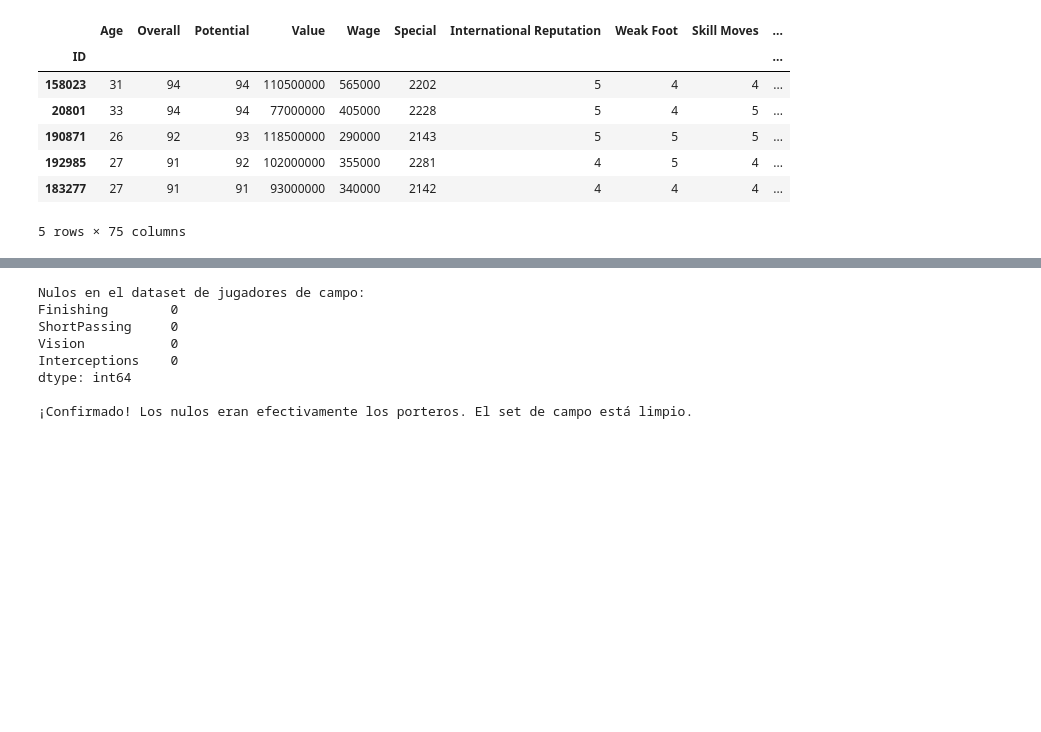
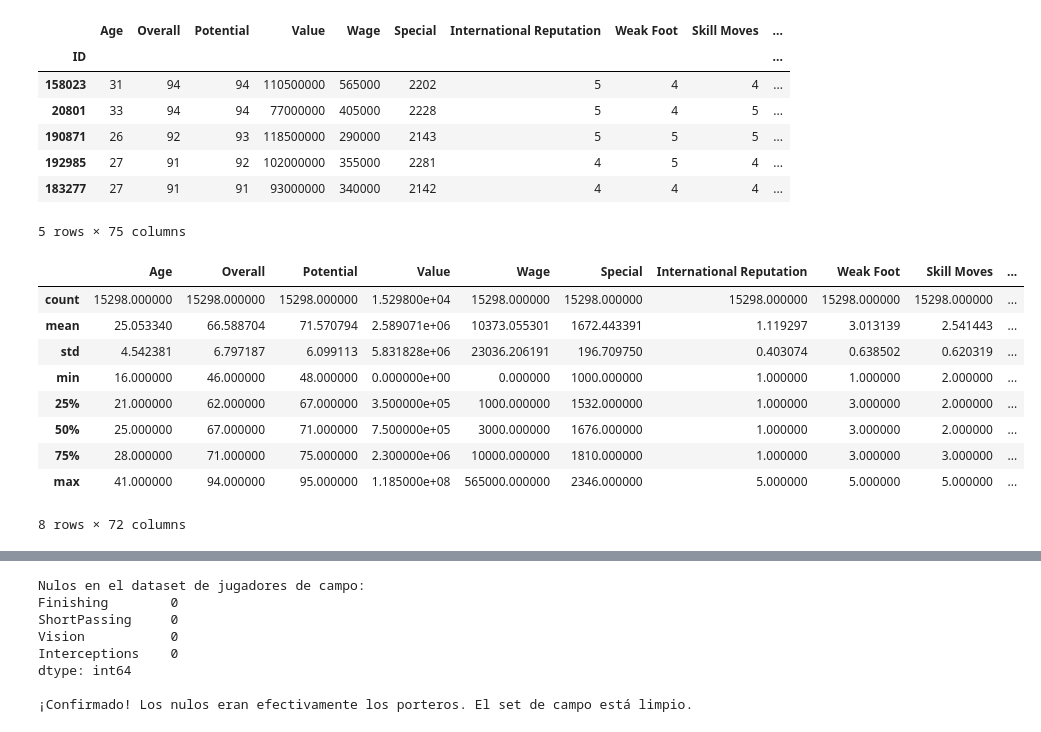
Before and after one commit to Adipiz/Modulo3_Practica2, a Jupyter notebook: g33_m3ep2_eq4_notebook.ipynb, the cells around one changed output, grey strips where cells are left out. Saved outputs shown, nothing was run; the diff lists cells and outputs as text; code cells hidden in the pictures; blank space fills up the shorter version.

```diff
--- a/g33_m3ep2_eq4_notebook.ipynb
+++ b/g33_m3ep2_eq4_notebook.ipynb
@@ -136,3 +136,16 @@ df_field.head()
 | 192985 | 27 | 91 | 92 | 102000000 | 355000 | 2281 | 4 | 5 | 4 | ... |
 | 183277 | 27 | 91 | 91 | 93000000 | 340000 | 2142 | 4 | 4 | 4 | ... |
 5 rows × 75 columns
+# %%
+df_field.describe()
+# %% [output]
+|  | Age | Overall | Potential | Value | Wage | Special | International Reputation | Weak Foot | Skill Moves | ... |
+| count | 15298.000000 | 15298.000000 | 15298.000000 | 1.529800e+04 | 15298.000000 | 15298.000000 | 15298.000000 | 15298.000000 | 15298.000000 | ... |
+| mean | 25.053340 | 66.588704 | 71.570794 | 2.589071e+06 | 10373.055301 | 1672.443391 | 1.119297 | 3.013139 | 2.541443 | ... |
+| std | 4.542381 | 6.797187 | 6.099113 | 5.831828e+06 | 23036.206191 | 196.709750 | 0.403074 | 0.638502 | 0.620319 | ... |
+| min | 16.000000 | 46.000000 | 48.000000 | 0.000000e+00 | 0.000000 | 1000.000000 | 1.000000 | 1.000000 | 2.000000 | ... |
+| 25% | 21.000000 | 62.000000 | 67.000000 | 3.500000e+05 | 1000.000000 | 1532.000000 | 1.000000 | 3.000000 | 2.000000 | ... |
+| 50% | 25.000000 | 67.000000 | 71.000000 | 7.500000e+05 | 3000.000000 | 1676.000000 | 1.000000 | 3.000000 | 2.000000 | ... |
+| 75% | 28.000000 | 71.000000 | 75.000000 | 2.300000e+06 | 10000.000000 | 1810.000000 | 1.000000 | 3.000000 | 3.000000 | ... |
+| max | 41.000000 | 94.000000 | 95.000000 | 1.185000e+08 | 565000.000000 | 2346.000000 | 5.000000 | 5.000000 | 5.000000 | ... |
+8 rows × 72 columns
```
Also changed, not shown: parts of 1 cell of this notebook.
